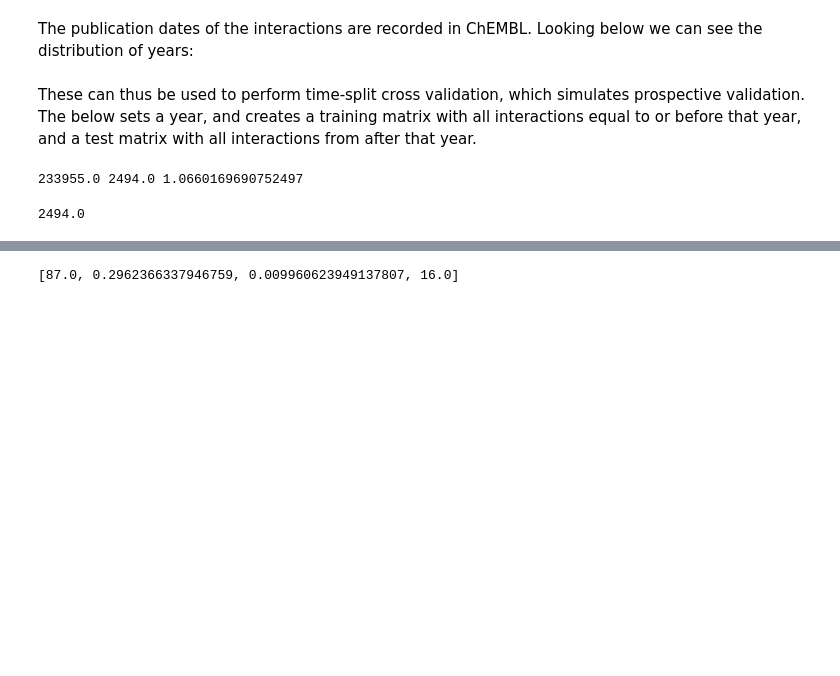
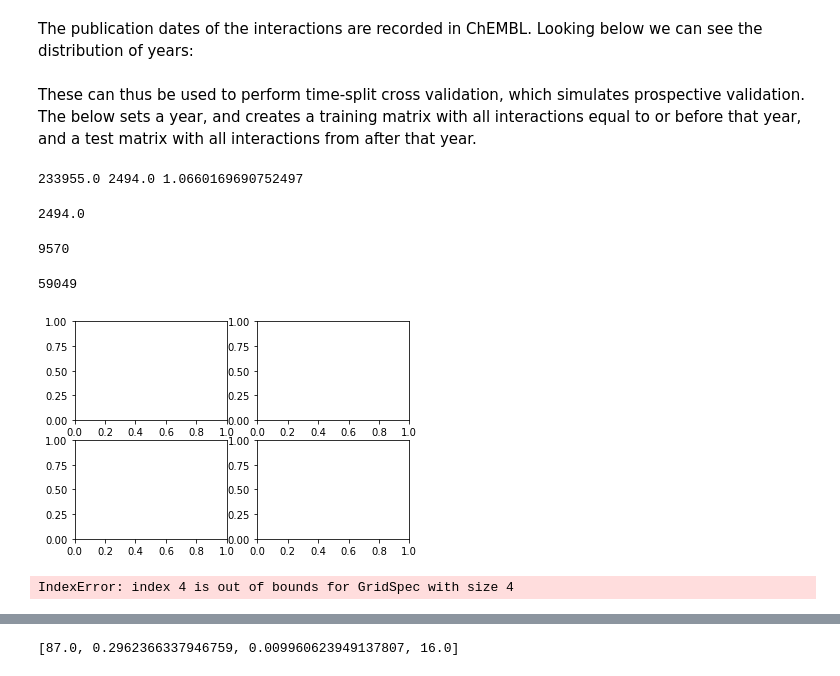
Before and after one commit to ljmartin/molrec, a Jupyter notebook: time_split/code_testing.ipynb, the cells around one changed output, grey strips where cells are left out. Saved outputs shown, nothing was run; the diff lists cells and outputs as text; code cells hidden in the pictures; blank space fills up the shorter version.

```diff
--- a/time_split/code_testing.ipynb
+++ b/time_split/code_testing.ipynb
@@ -63,4 +63,12 @@ test.sum()
 # %% [output]
 233955.0 2494.0 1.0660169690752497
 2494.0
+# %%
+L.shape[0]**2-(L.toarray()==0).sum()
+# %% [output]
+9570
+# %%
+L.shape[0]**2
+# %% [output]
+59049
 # %%
@@ -76,0 +93,12 @@ def plot_ranks(ranks):
+# %%
+from matplotlib.gridspec import GridSpec
+fig, ax = plt.subplots(2,2)
+gs = GridSpec(2, 2, width_ratios=[[6,2],[6,2]])
+for i in range(4):
+    ax[i][j].set_position(gs[i].get_position(fig))
+# %% [output]
+[figure, added]
+# %%
+gs[4]
+# %% [output]
+IndexError: index 4 is out of bounds for GridSpec with size 4
```
Also changed, not shown: parts of 13 cells of this notebook, 1 other file.
